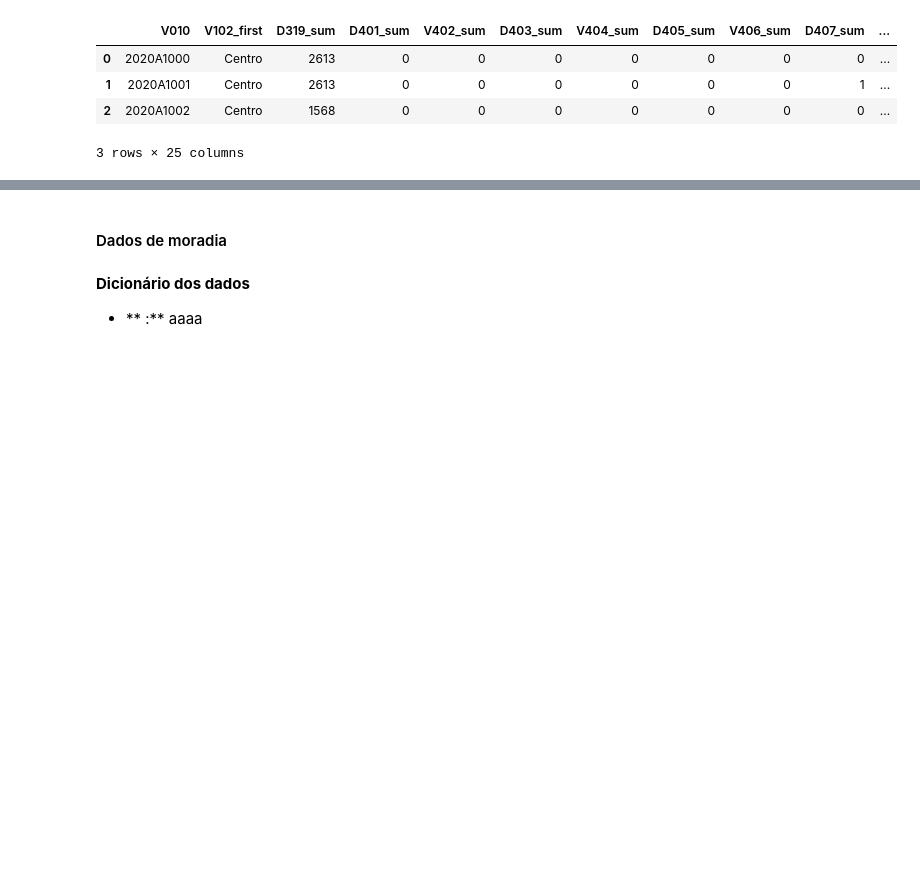
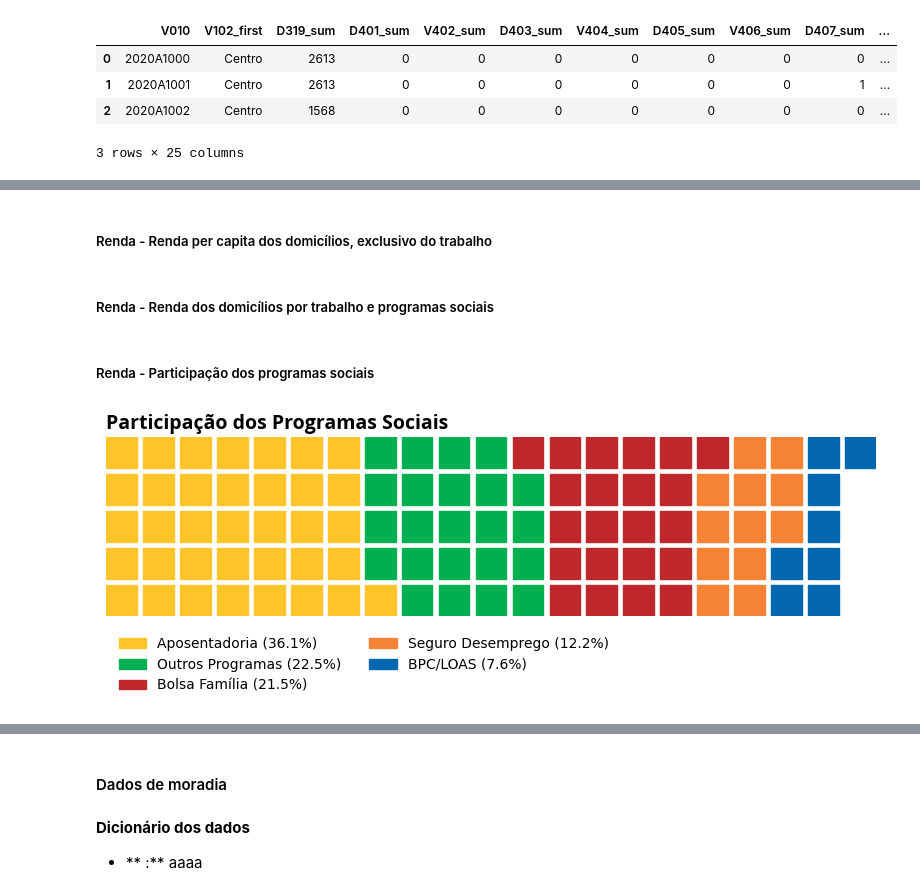
Before and after one commit to afonsosr2/datathon-grupo51, a Jupyter notebook: notebooks/PSE_2020.ipynb, the cells around one changed output, grey strips where cells are left out. Cells and saved outputs as stored; diff of their text form; code cells hidden in the pictures; blank space fills up the shorter version.

Commit message:
todos gráficos de renda, no ipynb

```diff
--- a/notebooks/PSE_2020.ipynb
+++ b/notebooks/PSE_2020.ipynb
@@ -731,0 +1051,2 @@ valores = [
+# %% [markdown]
+##### Renda - Renda per capita dos domicílios, exclusivo do trabalho
@@ -731,0 +1111,2 @@ valores = [
+# %% [markdown]
+##### Renda - Renda dos domicílios por trabalho e programas sociais
@@ -731,0 +1142,2 @@ valores = [
+# %% [markdown]
+##### Renda - Participação dos programas sociais
@@ -731,0 +1150,24 @@ valores = [
+# %%
+part_aposentadoria_TPS = dados.query("D421 == 'trabalho e programas sociais'").V408_sum.sum()
+part_outros_TPS = dados.query("D421 == 'trabalho e programas sociais'").V406_sum.sum()
+part_bolsa_familia_TPS = dados.query("D421 == 'trabalho e programas sociais'").V404_sum.sum()
+part_seguro_desemprego_TPS = dados.query("D421 == 'trabalho e programas sociais'").V410_sum.sum()
+part_bpc_loas_TPS = dados.query("D421 == 'trabalho e programas sociais'").V402_sum.sum()
+renda_programas_sociais_TPS = dados.query("D421 == 'trabalho e programas sociais'").D415_sum.sum()
+
+pct_aposentadoria_TPS = (100 * part_aposentadoria_TPS/renda_programas_sociais_TPS)
+pct_outros_TPS = (100 * part_outros_TPS/renda_programas_sociais_TPS)
+pct_bolsa_familia_TPS = (100 * part_bolsa_familia_TPS/renda_programas_sociais_TPS)
+pct_seguro_desemprego_TPS = (100 * part_seguro_desemprego_TPS/renda_programas_sociais_TPS)
+pct_bpc_loas_TPS = (100 * part_bpc_loas_TPS/renda_programas_sociais_TPS)
+
+data = {'Aposentadoria': pct_aposentadoria_TPS, 'Outros Programas': pct_outros_TPS, 'Bolsa Família': pct_bolsa_familia_TPS,
+        'Seguro Desemprego': pct_seguro_desemprego_TPS, 'BPC/LOAS': pct_bpc_loas_TPS}
+fig = plt.figure(FigureClass=Waffle, rows=5, values=data, colors=["#fec52b", "#00b050", "#be282c", "#f58334", "#0367b0"],
+                title={'label': 'Participação dos Programas Sociais', 'loc': 'left', 'size':14,
+                       'weight':'bold', 'family': 'Open Sans'},
+                labels=[f"{k} ({v:.1f}%)" for k, v in data.items()],
+                legend={'loc': 'lower left', 'bbox_to_anchor': (0, -0.5), 'ncol': 2, 'framealpha': 0},
+                starting_location='NW', block_arranging_style='snake', figsize=(8,8))
+# %% [output]
+[figure, added]
```
Also changed, not shown: parts of 38 cells of this notebook.
